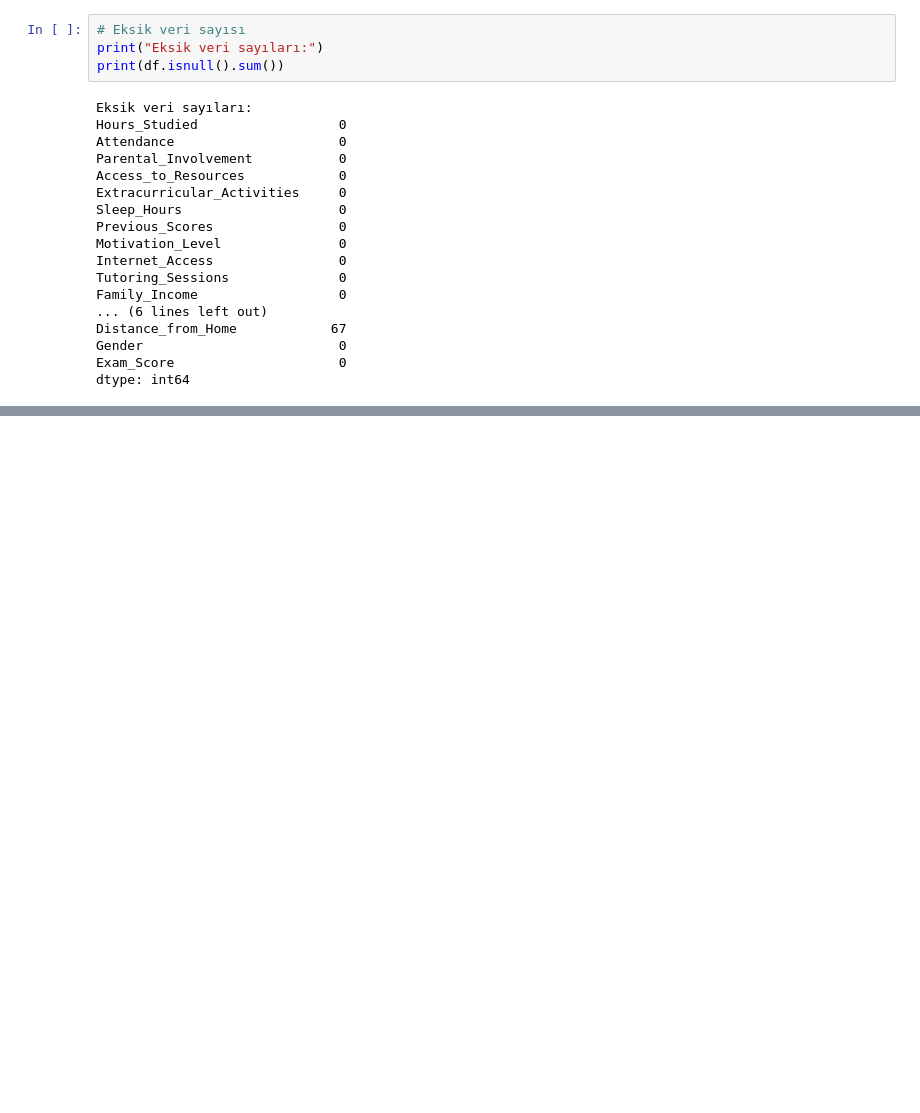
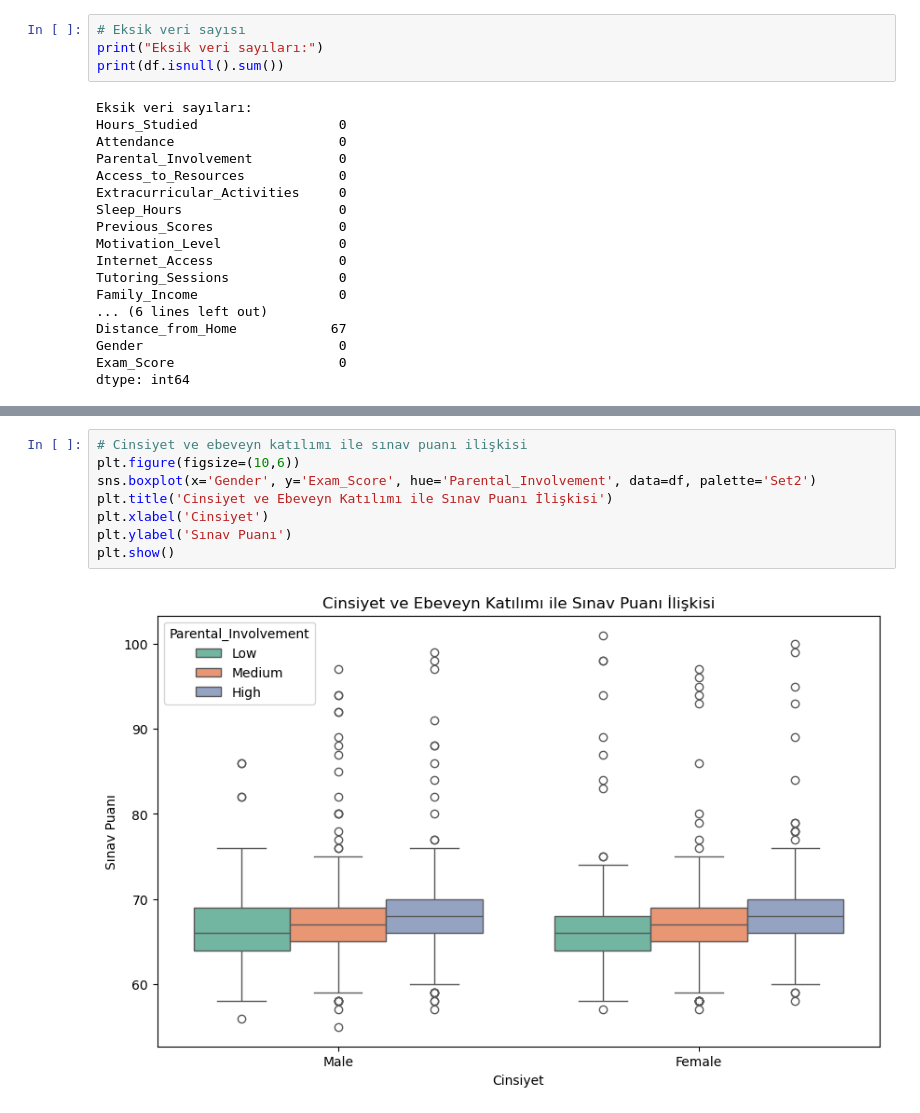
Before and after one commit to busra-kayaa/Student-Performance-Predictor, a Jupyter notebook: VeriBilimineGirisProje.ipynb, the cells around one changed output, grey strips where cells are left out. Drawn from its saved outputs; the diff is of its cells as text; blank space fills up the shorter version.

```diff
--- a/VeriBilimineGirisProje.ipynb
+++ b/VeriBilimineGirisProje.ipynb
@@ -121,0 +156,10 @@ dtype: int64
+# %%
+# Cinsiyet ve ebeveyn katılımı ile sınav puanı ilişkisi
+plt.figure(figsize=(10,6))
+sns.boxplot(x='Gender', y='Exam_Score', hue='Parental_Involvement', data=df, palette='Set2')
+plt.title('Cinsiyet ve Ebeveyn Katılımı ile Sınav Puanı İlişkisi')
+plt.xlabel('Cinsiyet')
+plt.ylabel('Sınav Puanı')
+plt.show()
+# %% [output]
+[figure, added]
```
Also changed, not shown: parts of 10 cells of this notebook.
